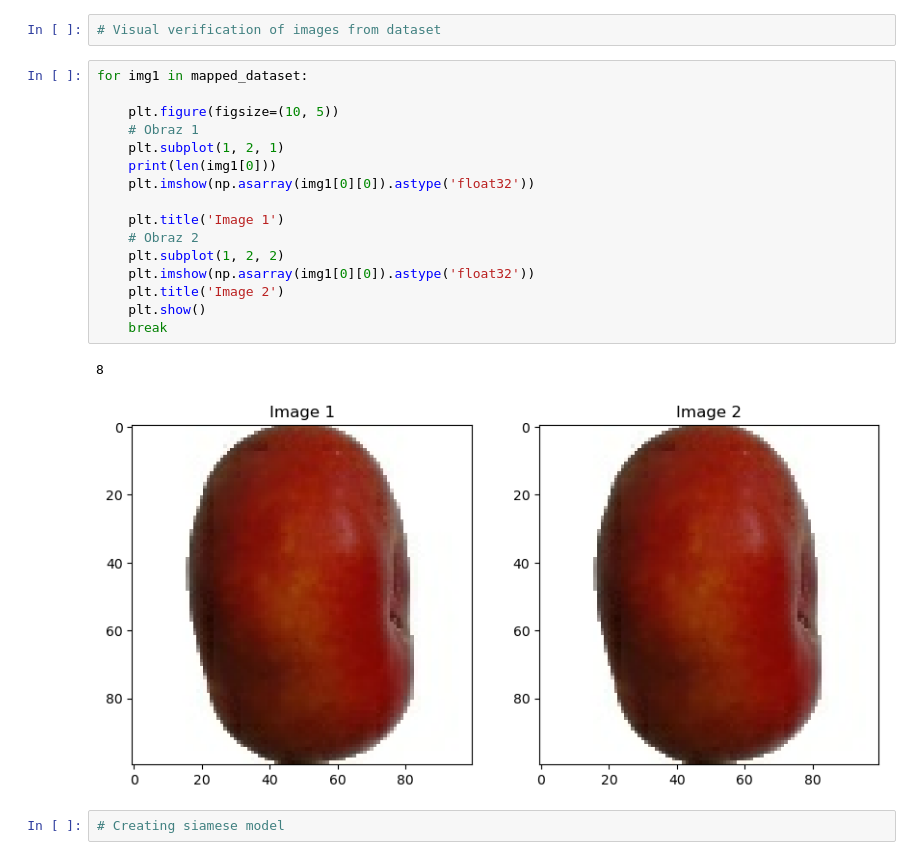
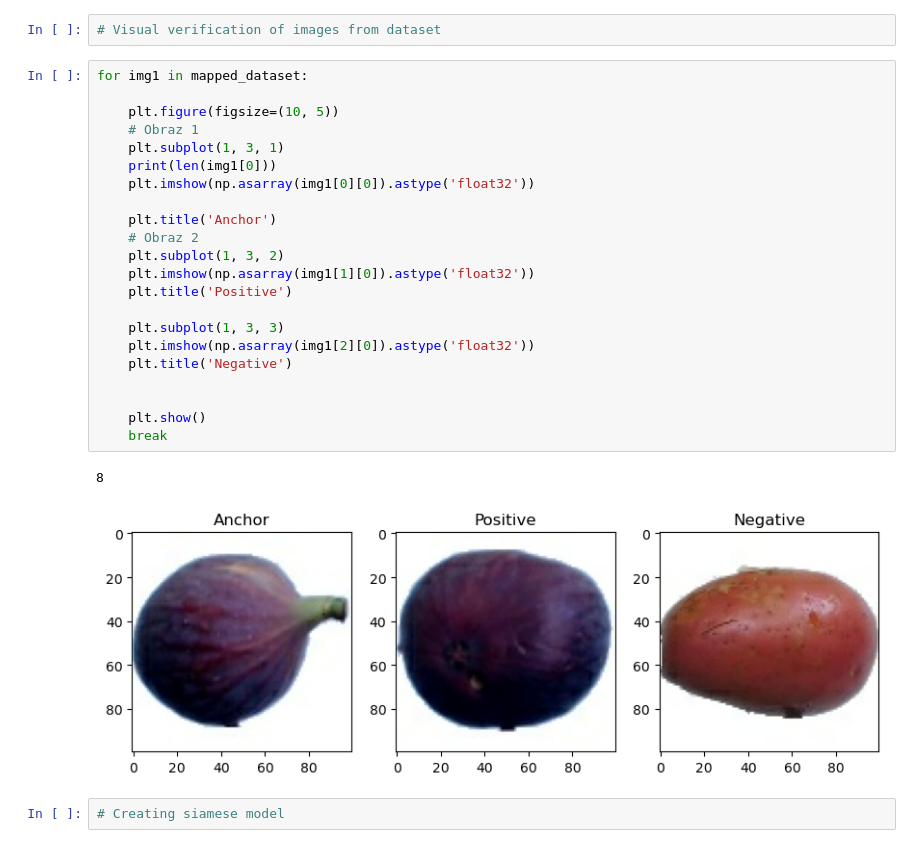
Before and after one commit to c100rczyk/Team_project_PWR, a Jupyter notebook: triplet_loss.ipynb, the cells around one changed output. Drawn from its saved outputs; the diff is of its cells as text.

Commit message:
Improved image visualization

```diff
--- a/triplet_loss.ipynb
+++ b/triplet_loss.ipynb
@@ -59,22 +59,28 @@ print(mapped_dataset)
 # %%
 for img1 in mapped_dataset:
 
     plt.figure(figsize=(10, 5))
     # Obraz 1
-    plt.subplot(1, 2, 1)
+    plt.subplot(1, 3, 1)
     print(len(img1[0]))
     plt.imshow(np.asarray(img1[0][0]).astype('float32'))
 
-    plt.title('Image 1')
+    plt.title('Anchor')
     # Obraz 2
-    plt.subplot(1, 2, 2)
-    plt.imshow(np.asarray(img1[0][0]).astype('float32'))
-    plt.title('Image 2')
+    plt.subplot(1, 3, 2)
+    plt.imshow(np.asarray(img1[1][0]).astype('float32'))
+    plt.title('Positive')
+
+    plt.subplot(1, 3, 3)
+    plt.imshow(np.asarray(img1[2][0]).astype('float32'))
+    plt.title('Negative')
+
+
     plt.show()
     break
 # %% [output]
 8
-[figure, old version]
+[figure, new version]
 # %%
 # Creating siamese model
 # %%
```
Also changed, not shown: parts of 3 cells of this notebook.
